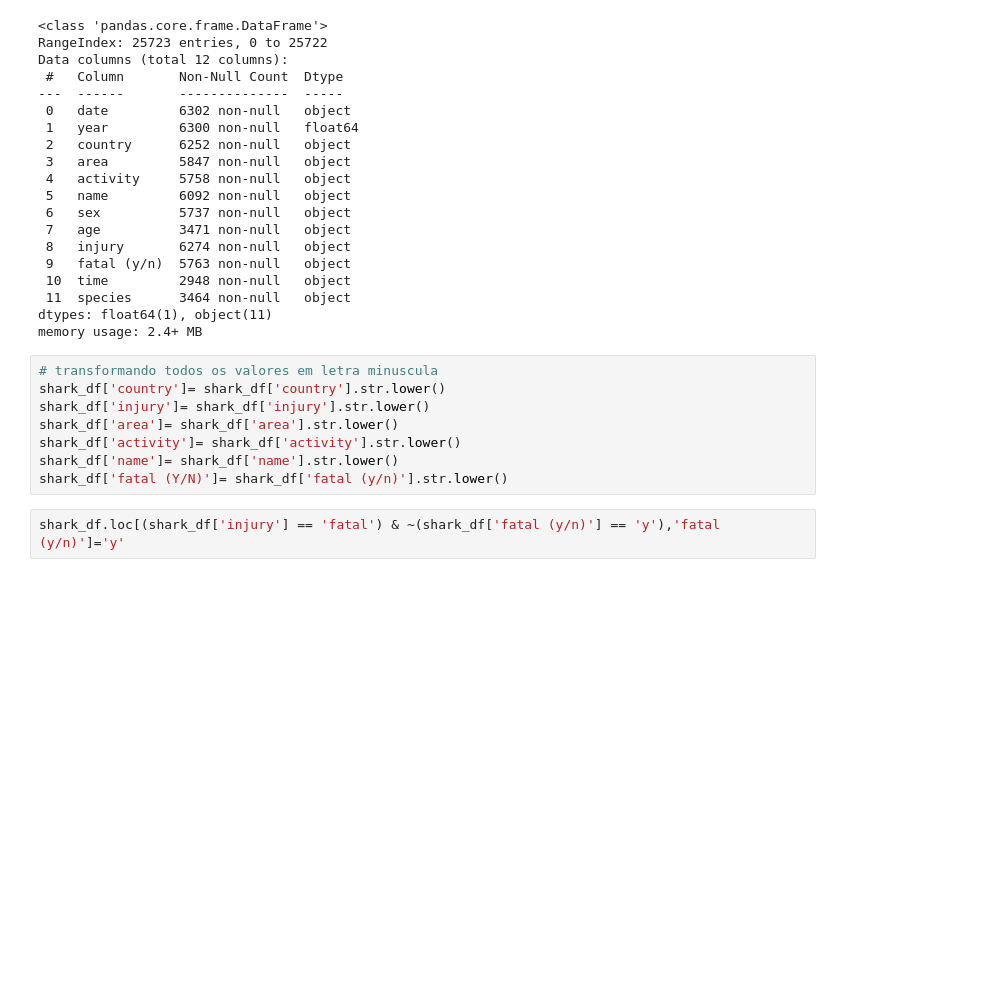
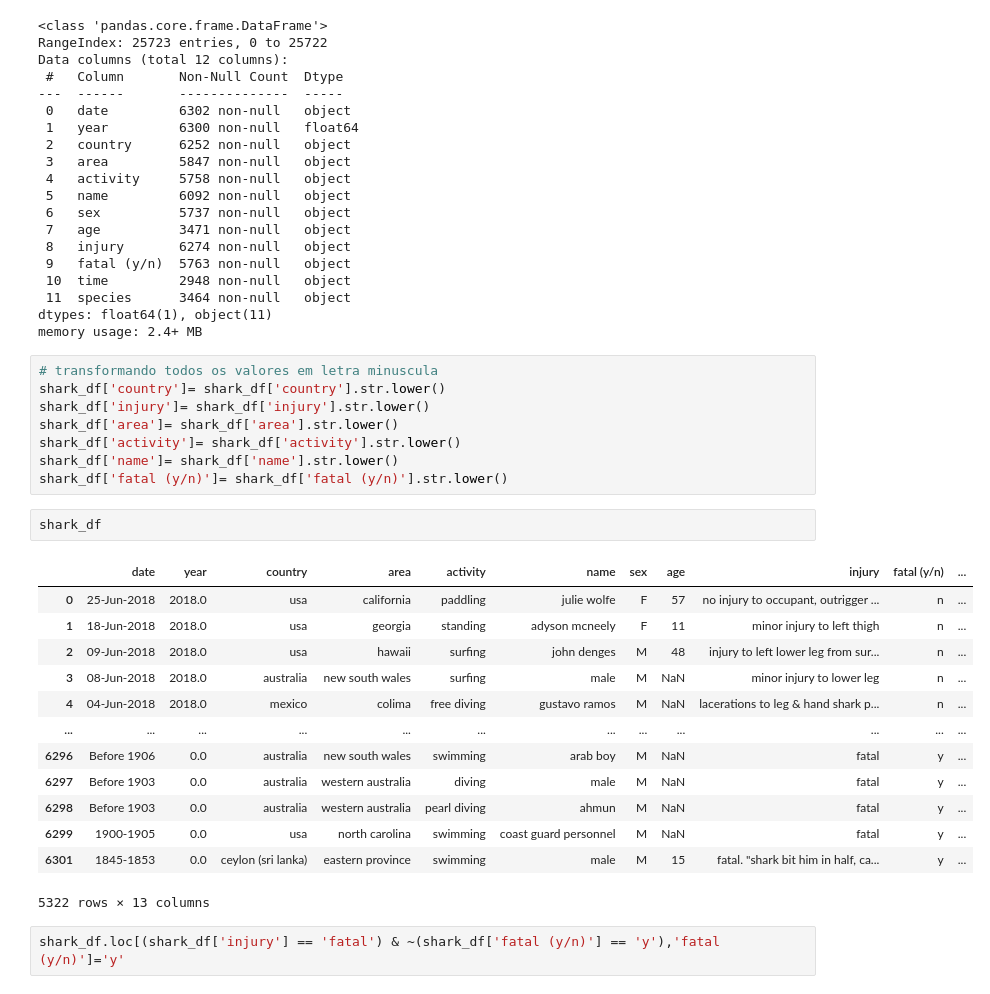
Before and after one commit to tchepaulo/Sharkattack, a Jupyter notebook: projetotubarao.ipynb, the cells around one changed output. Drawn from its saved outputs; the diff is of its cells as text; blank space fills up the shorter version.

```diff
--- a/projetotubarao.ipynb
+++ b/projetotubarao.ipynb
@@ -134,7 +134,23 @@ shark_df['injury']= shark_df['injury'].str.lower()
 shark_df['area']= shark_df['area'].str.lower()
 shark_df['activity']= shark_df['activity'].str.lower()
 shark_df['name']= shark_df['name'].str.lower()
-shark_df['fatal (Y/N)']= shark_df['fatal (y/n)'].str.lower()
+shark_df['fatal (y/n)']= shark_df['fatal (y/n)'].str.lower()
+# %%
+shark_df
+# %% [output]
+|  | date | year | country | area | activity | name | sex | age | injury | fatal (y/n) | ... |
+| 0 | 25-Jun-2018 | 2018.0 | usa | california | paddling | julie wolfe | F | 57 | no injury to occupant, outrigger ... | n | ... |
+| 1 | 18-Jun-2018 | 2018.0 | usa | georgia | standing | adyson mcneely | F | 11 | minor injury to left thigh | n | ... |
+| 2 | 09-Jun-2018 | 2018.0 | usa | hawaii | surfing | john denges | M | 48 | injury to left lower leg from sur... | n | ... |
+| 3 | 08-Jun-2018 | 2018.0 | australia | new south wales | surfing | male | M | NaN | minor injury to lower leg | n | ... |
+| 4 | 04-Jun-2018 | 2018.0 | mexico | colima | free diving | gustavo ramos | M | NaN | lacerations to leg & hand shark p... | n | ... |
+| ... | ... | ... | ... | ... | ... | ... | ... | ... | ... | ... | ... |
+| 6296 | Before 1906 | 0.0 | australia | new south wales | swimming | arab boy | M | NaN | fatal | y | ... |
+| 6297 | Before 1903 | 0.0 | australia | western australia | diving | male | M | NaN | fatal | y | ... |
+| 6298 | Before 1903 | 0.0 | australia | western australia | pearl diving | ahmun | M | NaN | fatal | y | ... |
+| 6299 | 1900-1905 | 0.0 | usa | north carolina | swimming | coast guard personnel | M | NaN | fatal | y | ... |
+| 6301 | 1845-1853 | 0.0 | ceylon (sri lanka) | eastern province | swimming | male | M | 15 | fatal. "shark bit him in half, ca... | y | ... |
+5322 rows × 13 columns
 # %%
 shark_df.loc[(shark_df['injury'] == 'fatal') & ~(shark_df['fatal (y/n)'] == 'y'),'fatal (y/n)']='y'
 # %%
```
Also changed, not shown: parts of 14 cells of this notebook.
